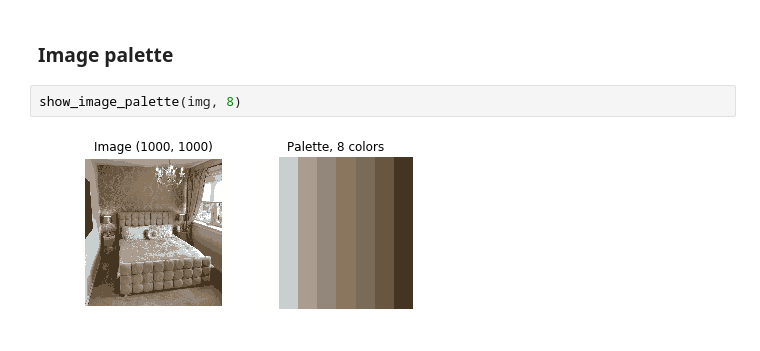
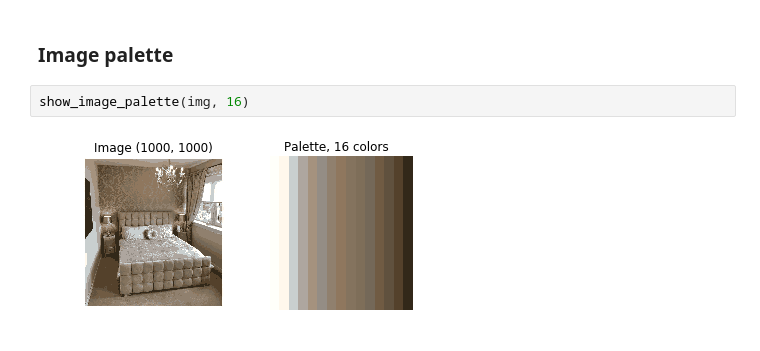
Before and after one commit to cesarfm/pyimgy, a Jupyter notebook: nbs/Examples.ipynb, the cells around one changed output. Cells and saved outputs as stored; diff of their text form.

```diff
--- a/nbs/Examples.ipynb
+++ b/nbs/Examples.ipynb
@@ -17,6 +17,6 @@ ImageCropper(img).show()
 # %% [markdown]
 ### Image palette
 # %%
-show_image_palette(img, 8)
+show_image_palette(img, 16)
 # %% [output]
-[figure, old version]
+[figure, new version]
```
Also changed, not shown: parts of 1 cell of this notebook, 1 other file.
